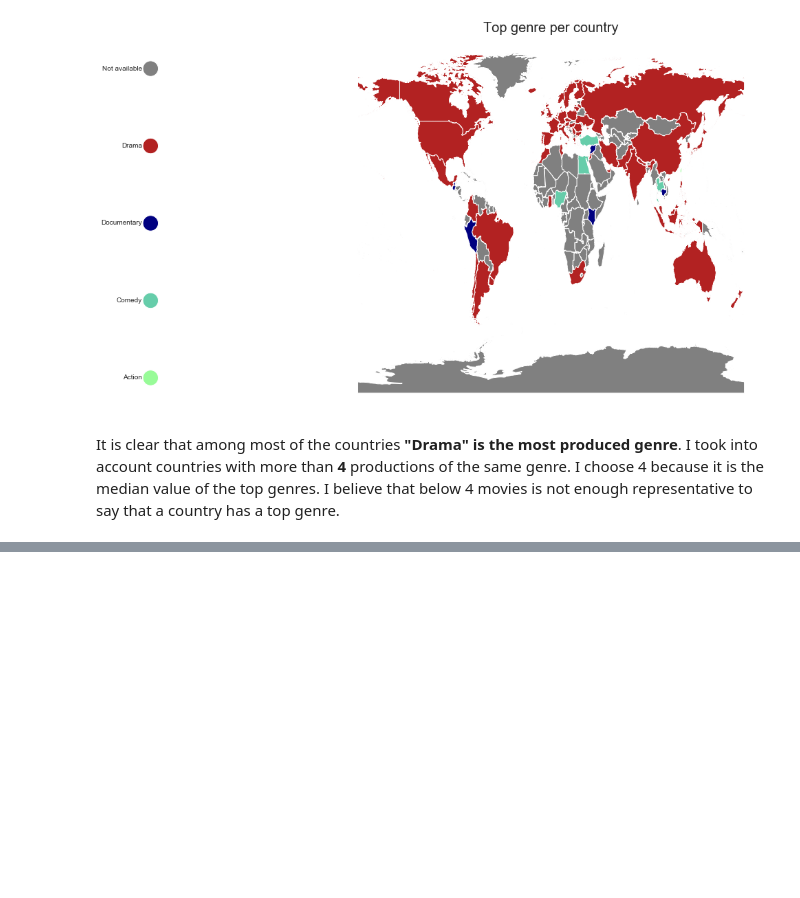
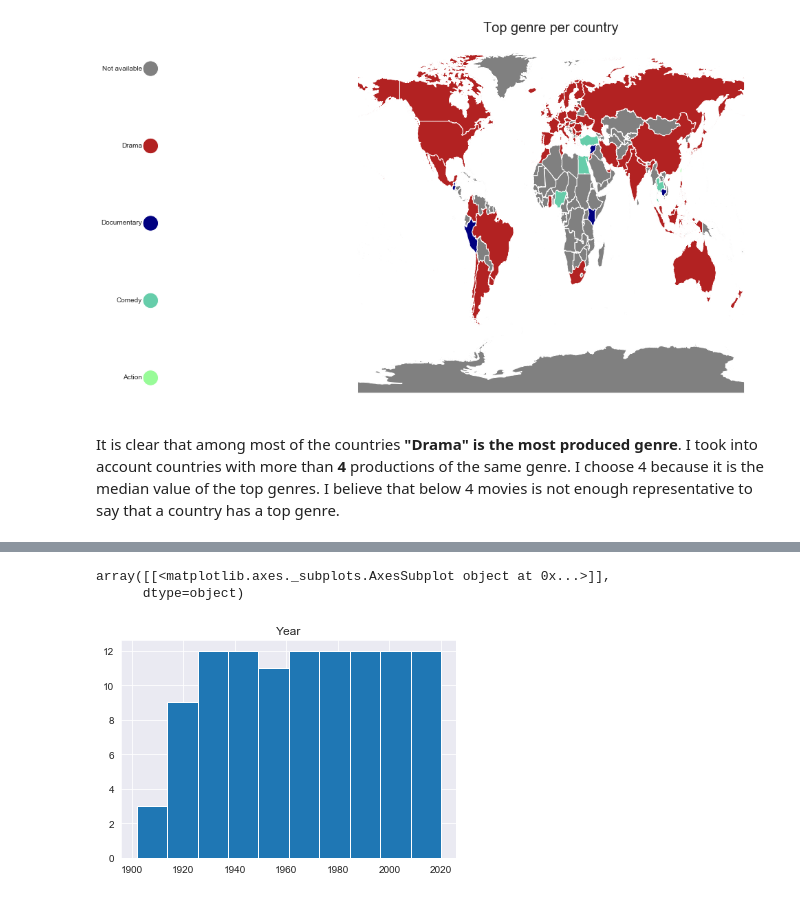
Before and after one commit to SalimAmarti/OTT_movies_Project, a Jupyter notebook: OTT project.ipynb, the cells around one changed output, grey strips where cells are left out. Drawn from its saved outputs; the diff is of its cells as text; code cells hidden in the pictures; blank space fills up the shorter version.

Commit message:
started genre per year

```diff
--- a/OTT project.ipynb
+++ b/OTT project.ipynb
@@ -892,0 +952,4 @@ It is clear that among most of the countries **"Drama" is the most produced genr
+# %%
+top_genre_year_final=top_genre_year.drop(['index','ID','Title','IMDb','Netflix','Hulu','Prime Video','Disney+','Runtime'],axis=1).groupby('Year').sum()
+# %%
+top_genre_year_final.reset_index(inplace=True)
@@ -892,0 +972,6 @@ It is clear that among most of the countries **"Drama" is the most produced genr
+# %%
+top_genre_year_final['Top genre']=0
+for i in range(0,len(top_genre_year_final)):
+    top_genre_year_final['Top genre'].loc[i] = top_genre_year_final.drop('Year',axis=1).loc[i].astype(int).idxmax()
+# %%
+top_genre_year_final = top_genre_year_final[['Year','Top genre']]
@@ -892,0 +991,6 @@ It is clear that among most of the countries **"Drama" is the most produced genr
+# %%
+top_genre_year_final.hist()
+# %% [output]
+array([[<matplotlib.axes._subplots.AxesSubplot object at 0x...>]],
+      dtype=object)
+[figure, added]
```
Also changed, not shown: parts of 14 cells of this notebook.
